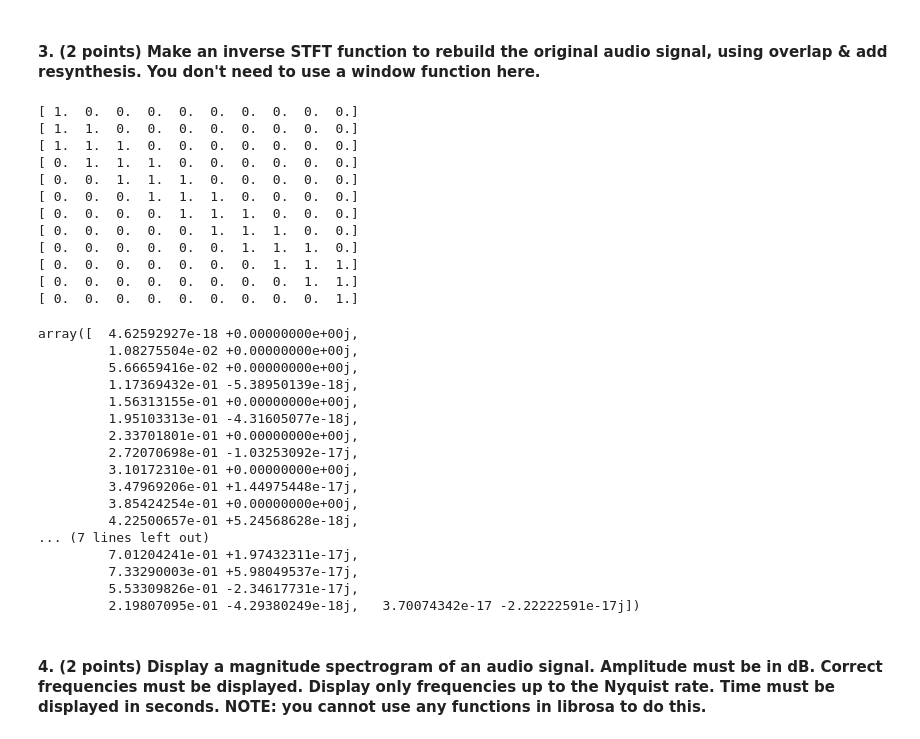
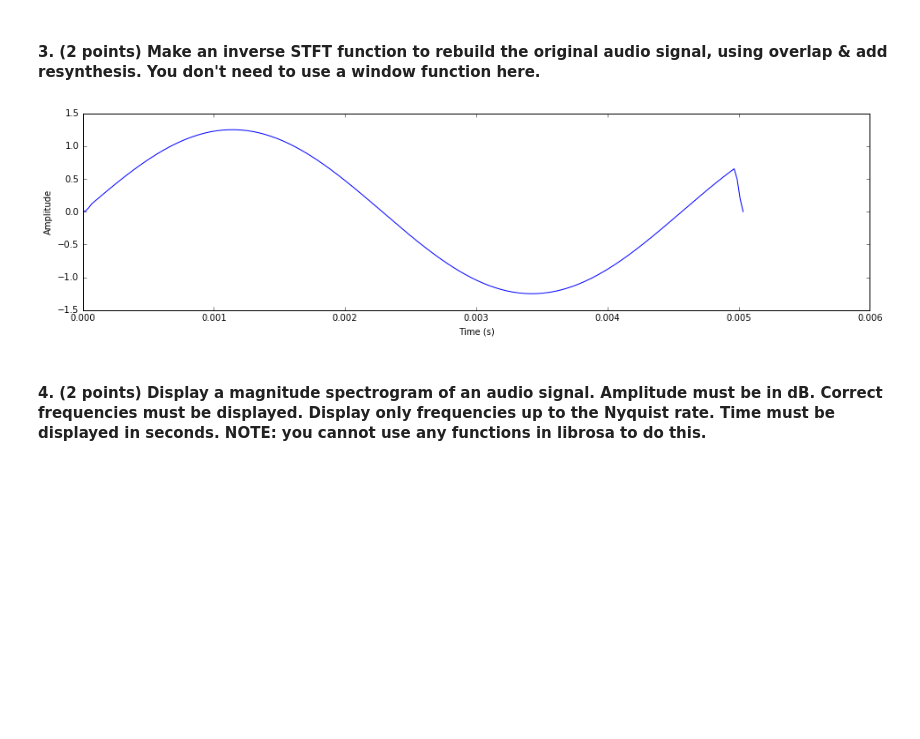
Before and after one commit to sgnachreiner/eecs352-hw2, a Jupyter notebook: HW2.ipynb, the cells around one changed output. Drawn from its saved outputs; the diff is of its cells as text; code cells hidden in the pictures; blank space fills up the shorter version.

```diff
--- a/HW2.ipynb
+++ b/HW2.ipynb
@@ -205,6 +207,7 @@ def getToggle(toggle, windows, left, hop_size): #keeps track of which windows ar
 
     for j in range(1, windows.size):
         ending_points[j] = ending_points[j-1] + hop_size
+
 
     for k in range(toggle.size):
         if (left >= starting_points[k] and left < ending_points[k]):
@@ -213,92 +216,42 @@ def getToggle(toggle, windows, left, hop_size): #keeps track of which windows ar
             toggle[k] = 0
 
     return toggle
 
 def istft(X, hop_size):
     """
     Takes a 2-D numpy array representing an STFT of some signal, where stft[i]
     is the FFT of the ith window as input and stft[i,k] is the kth frequency of analysis.
     Performs an inverse FFT on each window and then does overlap & add resynthesis to rebuild
     the original signal the STFT was built from.
 
     Input Parameters
     ----------------
     X: a 2-D numpy array of complex numbers representing an STFT, where the ith
     column is the FFT of the ith window, and the jth row is the jth frequency of analysis.
 
     hop_size: an integer specifying the number of samples between the start of adjacent windows.
 
     Returns
     -------
     a 1-d numpy array of (possibly complex) values representing the original signal used to make X
     """
     #---------------------
     # your code goes below
     #---------------------
 
-    result = np.zeros(X.size * X[0].size, dtype=complex) #to be big enough for signal
-    toggle = np.ones(X.size)
+    window_size = X[0].size
+    reconstructed = np.zeros(hop_size * (X.size-1) + window_size)
 
-    #initialize 2D array for inverse fourier transform
-    windows = np.empty(X.size, dtype=object)
-    for i in range(X[0].size):
-        windows[i] = np.empty(X[0].size, dtype=complex)
+    for i in range(0,X.size):
+        reconstructed[i * hop_size:i * hop_size + window_size] += np.real(ifft(X[i]))
 
-    #compute inverse fourier transform for each window
-    for j in range(X.size):
-        windows[j] = ifft(X[j])
+    return reconstructed
 
-    left = 0
-    k = 0
-    counter = 0
-    while (left < windows[0].size + hop_size * (windows.size-1)):
-        toggle = getToggle(toggle, windows, left, hop_size)
-        print toggle
-        for k in range(left, left+hop_size):
-            result[k] = 0
-            for w in range(windows.size):
-                if (toggle[w]):
-                    result[k] += windows[w][k - w * hop_size]
-            counter += 1
-        left += hop_size
-
-
-    return result[:counter]
-
-
-
-you = stft(make_sinewave(220.,0.0005, 44100), 6, 2, 'hann')
-istft(you, 2)
+you = stft(make_sinewave(220.,0.005, 44100), 6, 2, 'hann')
+meow = istft(you, 2)
+plot_audio(meow, 44100)
 # %% [output]
-[ 1.  0.  0.  0.  0.  0.  0.  0.  0.  0.]
-[ 1.  1.  0.  0.  0.  0.  0.  0.  0.  0.]
-[ 1.  1.  1.  0.  0.  0.  0.  0.  0.  0.]
-[ 0.  1.  1.  1.  0.  0.  0.  0.  0.  0.]
-[ 0.  0.  1.  1.  1.  0.  0.  0.  0.  0.]
-[ 0.  0.  0.  1.  1.  1.  0.  0.  0.  0.]
-[ 0.  0.  0.  0.  1.  1.  1.  0.  0.  0.]
-[ 0.  0.  0.  0.  0.  1.  1.  1.  0.  0.]
-[ 0.  0.  0.  0.  0.  0.  1.  1.  1.  0.]
-[ 0.  0.  0.  0.  0.  0.  0.  1.  1.  1.]
-[ 0.  0.  0.  0.  0.  0.  0.  0.  1.  1.]
-[ 0.  0.  0.  0.  0.  0.  0.  0.  0.  1.]
-array([  4.62592927e-18 +0.00000000e+00j,
-         1.08275504e-02 +0.00000000e+00j,
-         5.66659416e-02 +0.00000000e+00j,
-         1.17369432e-01 -5.38950139e-18j,
-         1.56313155e-01 +0.00000000e+00j,
-         1.95103313e-01 -4.31605077e-18j,
-         2.33701801e-01 +0.00000000e+00j,
-         2.72070698e-01 -1.03253092e-17j,
-         3.10172310e-01 +0.00000000e+00j,
-         3.47969206e-01 +1.44975448e-17j,
-         3.85424254e-01 +0.00000000e+00j,
-         4.22500657e-01 +5.24568628e-18j,
-... (7 lines left out)
-         7.01204241e-01 +1.97432311e-17j,
-         7.33290003e-01 +5.98049537e-17j,
-         5.53309826e-01 -2.34617731e-17j,
-         2.19807095e-01 -4.29380249e-18j,   3.70074342e-17 -2.22222591e-17j])
+[figure, added]
 # %% [markdown]
 #### 4. (2 points) Display a magnitude spectrogram of an audio signal. Amplitude must be in dB. Correct frequencies must be displayed. Display only frequencies up to the Nyquist rate.  Time must be displayed in seconds. NOTE: you cannot use any functions in librosa to do this.
 # %%
```
Also changed, not shown: parts of 9 cells of this notebook.
